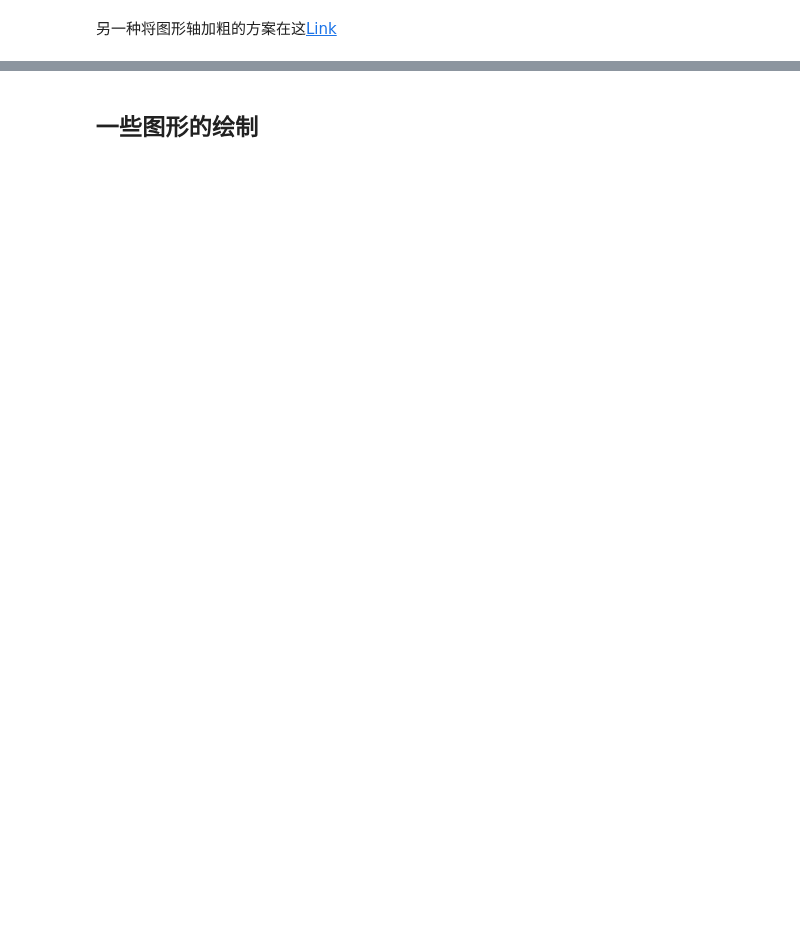
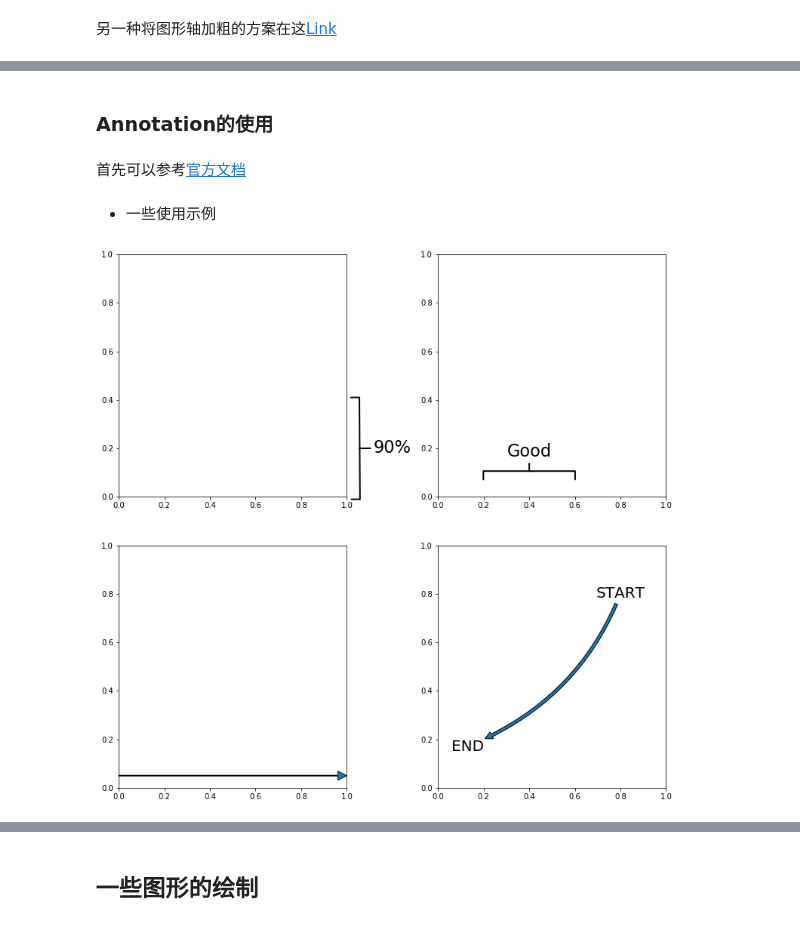
Before and after one commit to Frozoto1/Notebook, a Jupyter notebook: VisualizationWithPython.ipynb, the cells around one changed output, grey strips where cells are left out. Saved outputs shown, nothing was run; the diff lists cells and outputs as text; code cells hidden in the pictures; blank space fills up the shorter version.

Commit message:
add python data analysis

```diff
--- a/VisualizationWithPython.ipynb
+++ b/VisualizationWithPython.ipynb
@@ -188,2 +187,5 @@ plt.show()
 # %% [markdown]
 另一种将图形轴加粗的方案在这[Link](https://scipy-cookbook.readthedocs.io/items/Matplotlib_ThickAxes.html)
+# %%
+### Ex3 将全局字体的设置修改为默认
+matplotlib.style.use('default')
@@ -189,0 +208,36 @@ plt.show()
+# %% [markdown]
+### Annotation的使用
+# %% [markdown]
+首先可以参考[官方文档](https://matplotlib.org/users/annotations_guide.html)
+# %% [markdown]
+- 一些使用示例
+# %%
+fig,ax = plt.subplots(nrows=2,ncols=2,figsize=[13,13])
+fs=15
+#垂直花括号，xytext()中y坐标需要调整以使花括号垂直x轴
+ax[0,0].annotate('90%', xy=(1.05, 0.2), xytext=(1.2, 0.165), xycoords='axes fraction',
+            fontsize=fs*1.5,ha='center',va='bottom',
+            arrowprops=dict(arrowstyle='-[, widthB=3.0, lengthB=0.5', lw=2.0))
+# 水平花括号
+ax[0,1].annotate('Good', xy=(0.4, 0.1), xytext=(0.4, 0.15), xycoords='axes fraction',
+            fontsize=fs*1.5,ha='center',va='bottom',
+            arrowprops=dict(arrowstyle='-[, widthB=2.7, lengthB=0.5', lw=2.0))
+#
+ax[1,0].annotate("", xy=(1, 0.05), xytext=(0, 0.05),arrowprops={'width':1})
+#
+
+ax[1,1].annotate("START",
+            xy=(0.2, 0.2), xycoords='data',
+            xytext=(0.8, 0.8), textcoords='data',
+            size=20, va="center", ha="center",
+            arrowprops=dict(arrowstyle="simple",
+                            connectionstyle="arc3,rad=-0.2"),
+            )
+ax[1,1].text(0.2,0.2,'END',ha='right',va='top',fontsize=20)
+#
+plt.subplots_adjust(wspace=0.4)
+plt.show()
+#补充：
+#bbox=dict(boxstyle='square', fc='white') 这个参数可以为文字添加边框
+# %% [output]
+[figure, added]
```
Also changed, not shown: parts of 57 cells of this notebook, 13 other files.
